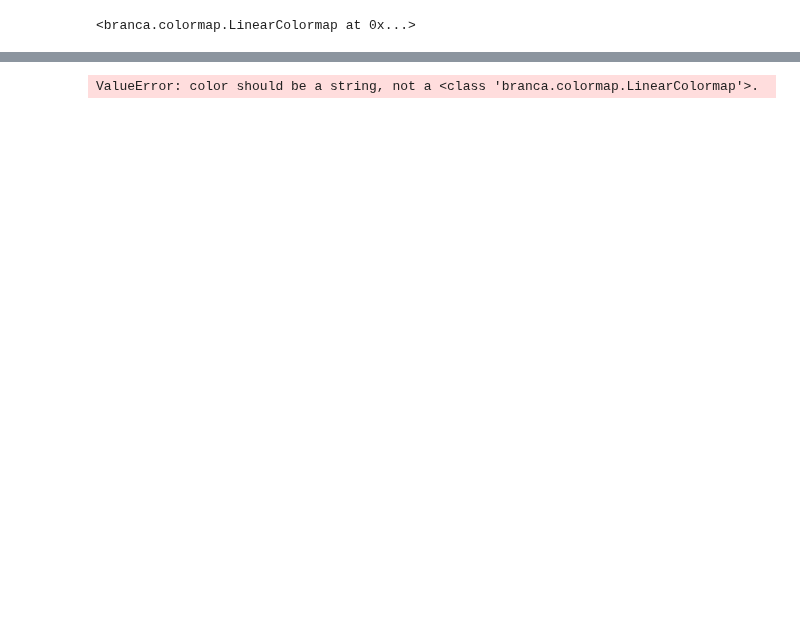
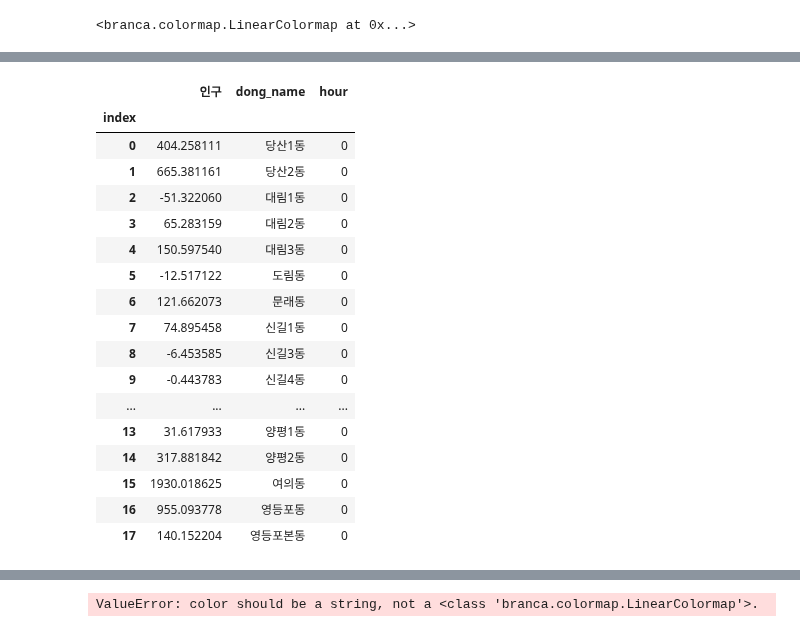
Before and after one commit to Edwardkim0/Place_trend_analysis, a Jupyter notebook: eda_map.ipynb, the cells around one changed output, grey strips where cells are left out. Saved outputs shown, nothing was run; the diff lists cells and outputs as text; code cells hidden in the pictures; blank space fills up the shorter version.

```diff
--- a/eda_map.ipynb
+++ b/eda_map.ipynb
@@ -85,2 +71,0 @@ yp_df_3 = yp_df_3.apply(lambda row:row['성별'].split('_')[0],axis=1)
-# %%
-yp_df_2['성별'] = yp_df_3
@@ -97,0 +103,12 @@ colormap
+# %%
+move_ypmp_groupby = ypmp_groupby.copy()
+move_ypmp_groupby['index'] = range(move_ypmp_groupby.shape[0])
+move_ypmp_groupby = move_ypmp_groupby.set_index('index')
+# move_ypmp_groupby
+diff_list = []
+for _hour in range(1):
+    diff = np.array(move_ypmp_groupby[move_ypmp_groupby['hour']==_hour]['인구']) - np.array(move_ypmp_groupby[move_ypmp_groupby['hour']==3]['인구'])
+    length = len(diff)
+    move_ypmp_groupby.iloc[_hour*length:(_hour+1)*length,3] = diff
+move_ypmp_groupby
+move_ypmp_groupby.to_csv()
@@ -97,0 +149,28 @@ colormap
+# %%
+
+move_groupby_dong = []
+for x in groupby_dong:
+    temp_df = x.copy()
+    temp_df['인구'] = x['인구']-groupby_dong[3]['인구']
+    move_groupby_dong.append(temp_df)
+
+move_groupby_dong[0].describe()
+# print(len(move_groupby_dong))
+# %%
+groupby_dong = []
+for _hour in range(24):
+    temp_df = yp_df_2[yp_df_2['hour']==_hour].groupby('dong_name').sum()['인구'].to_frame()
+    temp_df['dong'] = temp_df.index
+    temp_df['hour'] = _hour
+    temp_df['index'] = range(temp_df.shape[0])
+    temp_df = temp_df.set_index('index')
+    groupby_dong.append(temp_df)
+
+move_groupby_dong = []
+for x in groupby_dong:
+    temp_df = x.copy()
+    temp_df['인구'] = x['인구']-groupby_dong[3]['인구']
+    move_groupby_dong.append(temp_df)
+
+move_groupby_dong[0].describe()
+# print(len(move_groupby_dong))
@@ -98,3 +193,24 @@ colormap
+# %%
+move_groupby_dong[0]
+# %% [output]
+|  | 인구 | dong_name | hour |
+| index |  |  |  |
+| 0 | 404.258111 | 당산1동 | 0 |
+| 1 | 665.381161 | 당산2동 | 0 |
+| 2 | -51.322060 | 대림1동 | 0 |
+| 3 | 65.283159 | 대림2동 | 0 |
+| 4 | 150.597540 | 대림3동 | 0 |
+| 5 | -12.517122 | 도림동 | 0 |
+| 6 | 121.662073 | 문래동 | 0 |
+| 7 | 74.895458 | 신길1동 | 0 |
+| 8 | -6.453585 | 신길3동 | 0 |
+| 9 | -0.443783 | 신길4동 | 0 |
+| ... | ... | ... | ... |
+| 13 | 31.617933 | 양평1동 | 0 |
+| 14 | 317.881842 | 양평2동 | 0 |
+| 15 | 1930.018625 | 여의동 | 0 |
+| 16 | 955.093778 | 영등포동 | 0 |
+| 17 | 140.152204 | 영등포본동 | 0 |
 # %%
 groupby_dong = []
 for _hour in range(24):
```
Also changed, not shown: parts of 21 cells of this notebook, 2 other files.
